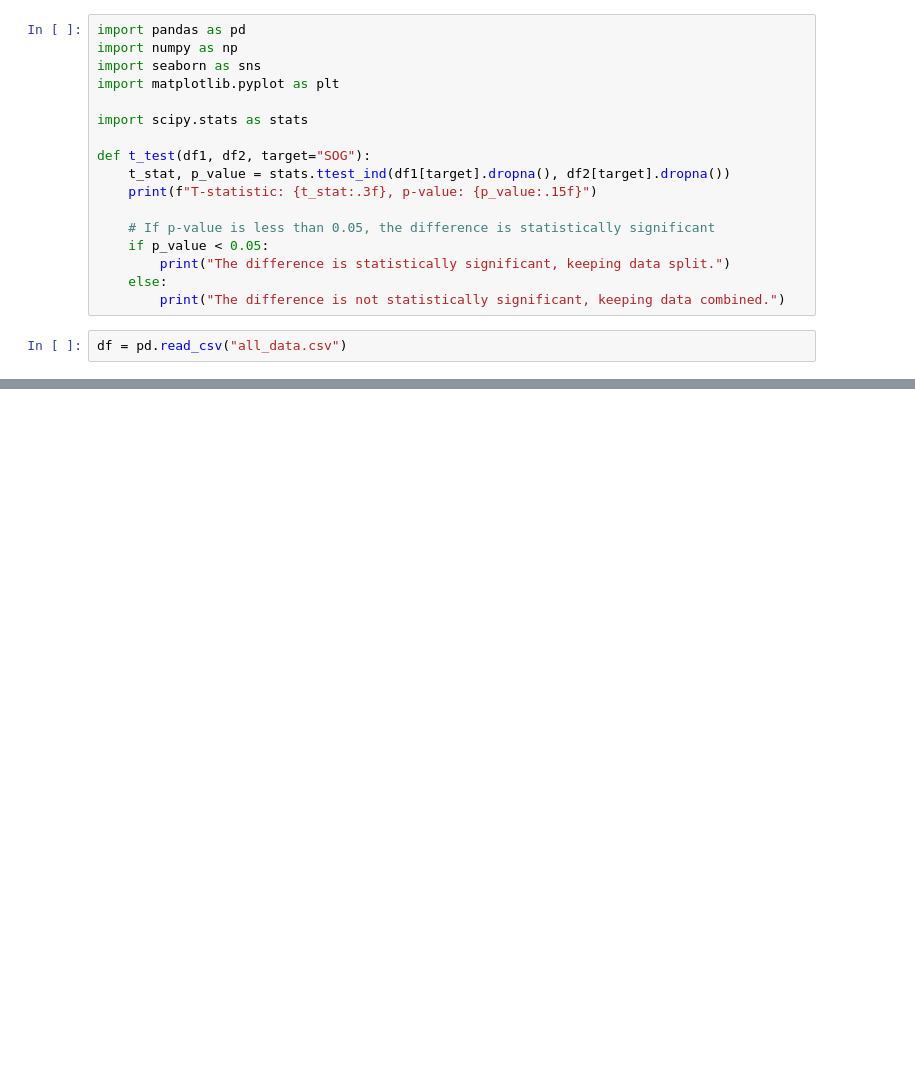
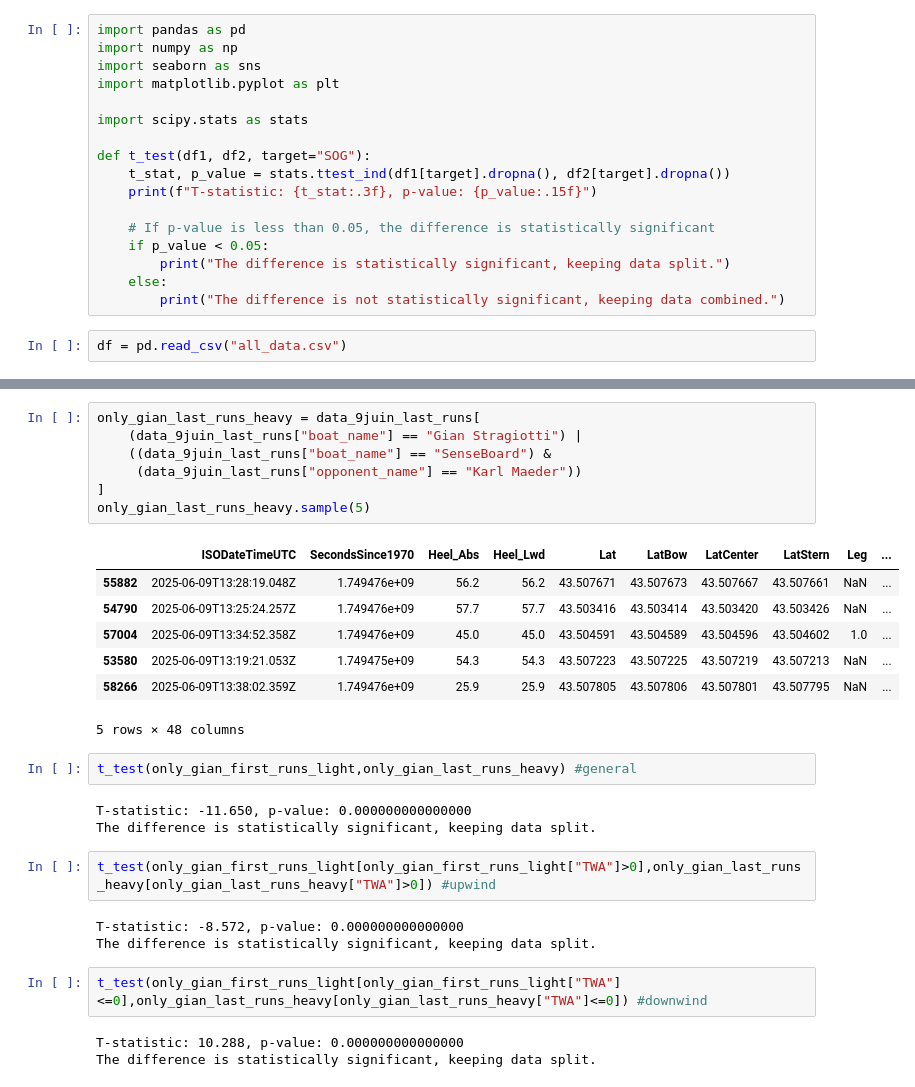
Before and after one commit to HusamJubranEPFL/FormulaKiteDataAnalysis, a Jupyter notebook: Straight Run/weight_ttest.ipynb, the cells around one changed output, grey strips where cells are left out. Saved outputs shown, nothing was run; the diff lists cells and outputs as text; blank space fills up the shorter version.

```diff
--- a/Straight Run/weight_ttest.ipynb
+++ b/Straight Run/weight_ttest.ipynb
@@ -225,0 +101,30 @@ Même si le poids lourd est moins performant dans chaque segment, sa répartitio
+# %%
+only_gian_last_runs_heavy = data_9juin_last_runs[
+    (data_9juin_last_runs["boat_name"] == "Gian Stragiotti") |
+    ((data_9juin_last_runs["boat_name"] == "SenseBoard") &
+     (data_9juin_last_runs["opponent_name"] == "Karl Maeder"))
+]
+only_gian_last_runs_heavy.sample(5)
+# %% [output]
+|  | ISODateTimeUTC | SecondsSince1970 | Heel_Abs | Heel_Lwd | Lat | LatBow | LatCenter | LatStern | Leg | ... |
+| 55882 | 2025-06-09T13:28:19.048Z | 1.749476e+09 | 56.2 | 56.2 | 43.507671 | 43.507673 | 43.507667 | 43.507661 | NaN | ... |
+| 54790 | 2025-06-09T13:25:24.257Z | 1.749476e+09 | 57.7 | 57.7 | 43.503416 | 43.503414 | 43.503420 | 43.503426 | NaN | ... |
+| 57004 | 2025-06-09T13:34:52.358Z | 1.749476e+09 | 45.0 | 45.0 | 43.504591 | 43.504589 | 43.504596 | 43.504602 | 1.0 | ... |
+| 53580 | 2025-06-09T13:19:21.053Z | 1.749475e+09 | 54.3 | 54.3 | 43.507223 | 43.507225 | 43.507219 | 43.507213 | NaN | ... |
+| 58266 | 2025-06-09T13:38:02.359Z | 1.749476e+09 | 25.9 | 25.9 | 43.507805 | 43.507806 | 43.507801 | 43.507795 | NaN | ... |
+5 rows × 48 columns
+# %%
+t_test(only_gian_first_runs_light,only_gian_last_runs_heavy) #general
+# %% [output]
+T-statistic: -11.650, p-value: 0.000000000000000
+The difference is statistically significant, keeping data split.
+# %%
+t_test(only_gian_first_runs_light[only_gian_first_runs_light["TWA"]>0],only_gian_last_runs_heavy[only_gian_last_runs_heavy["TWA"]>0]) #upwind
+# %% [output]
+T-statistic: -8.572, p-value: 0.000000000000000
+The difference is statistically significant, keeping data split.
+# %%
+t_test(only_gian_first_runs_light[only_gian_first_runs_light["TWA"]<=0],only_gian_last_runs_heavy[only_gian_last_runs_heavy["TWA"]<=0]) #downwind
+# %% [output]
+T-statistic: 10.288, p-value: 0.000000000000000
+The difference is statistically significant, keeping data split.
```
Also changed, not shown: parts of 20 cells of this notebook, 3 other files.
